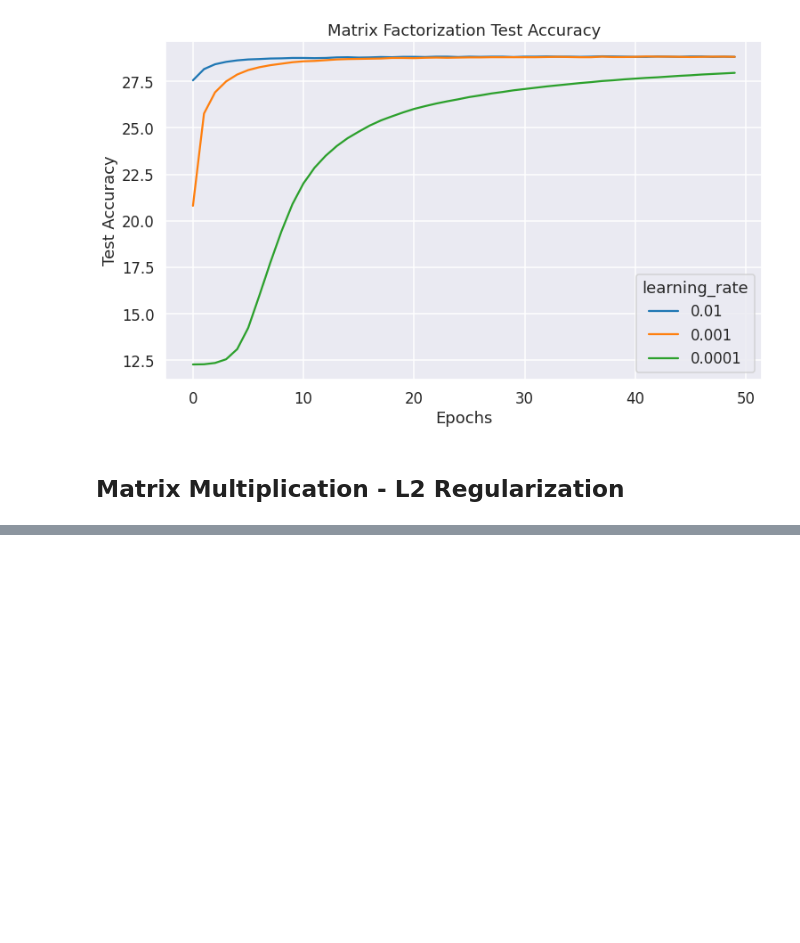
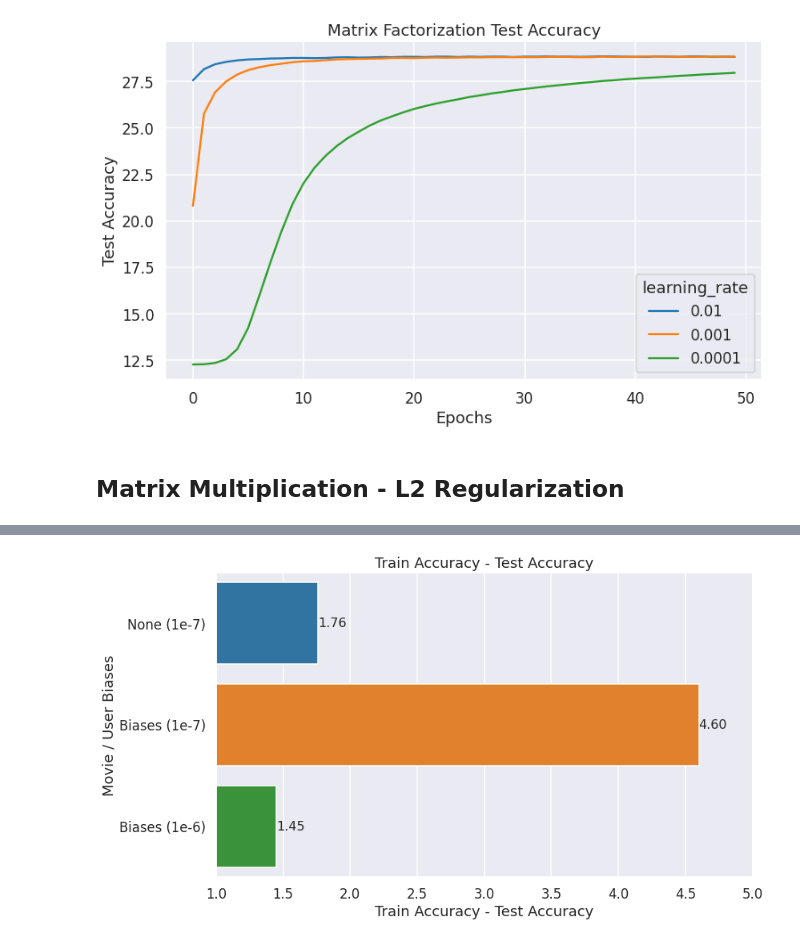
Before and after one commit to hardikp/movielens, a Jupyter notebook: logs/plot_datapoints.ipynb, the cells around one changed output, grey strips where cells are left out. Saved outputs shown, nothing was run; the diff lists cells and outputs as text; code cells hidden in the pictures; blank space fills up the shorter version.

```diff
--- a/logs/plot_datapoints.ipynb
+++ b/logs/plot_datapoints.ipynb
@@ -289,0 +256,11 @@ bar_plot(labels, accuracies, 'Train Accuracy - Test Accuracy', 'Movie / User Bia
+# %%
+labels = ['None (1e-7)', 'Biases (1e-7)', 'Biases (1e-6)']
+file_keys = [
+    'mf_50_512_0.001_128_1e-7_False',
+    'mf_50_512_0.001_128_1e-7_True',
+    'mf_50_512_0.001_128_1e-6_True',
+]
+accuracies = [get_data(files[file_key]).max_accuracy_diff() for file_key in file_keys]
+bar_plot(labels, accuracies, 'Train Accuracy - Test Accuracy', 'Movie / User Biases', 'Train Accuracy - Test Accuracy')
+# %% [output]
+[figure, added]
```
Also changed, not shown: parts of 17 cells of this notebook, 7 other files.
